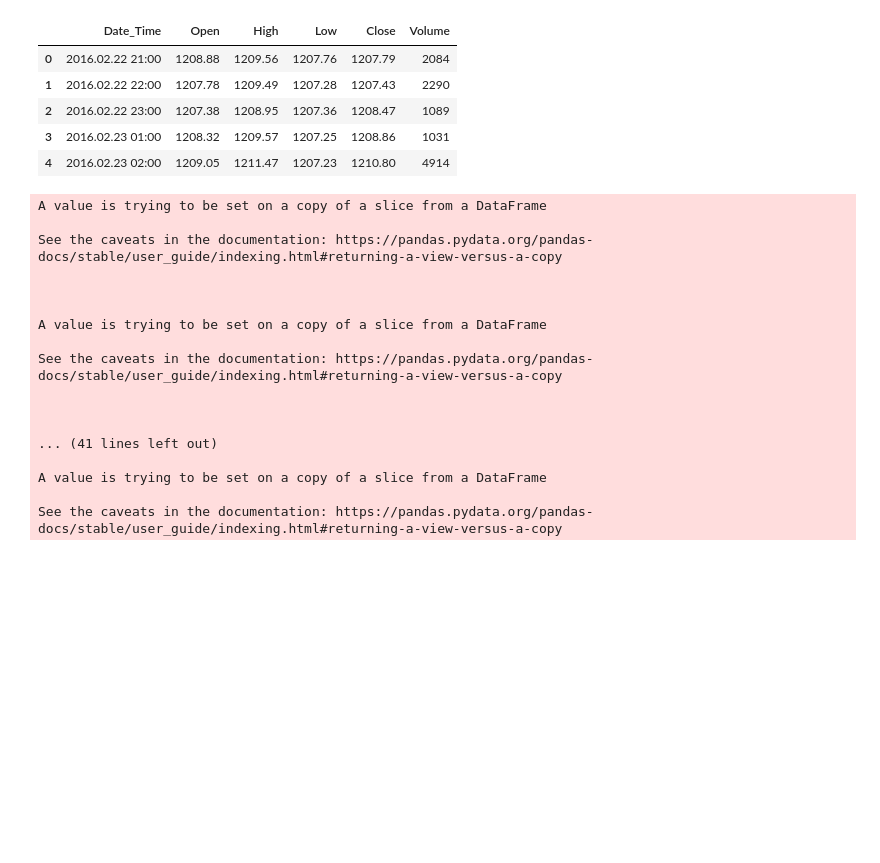
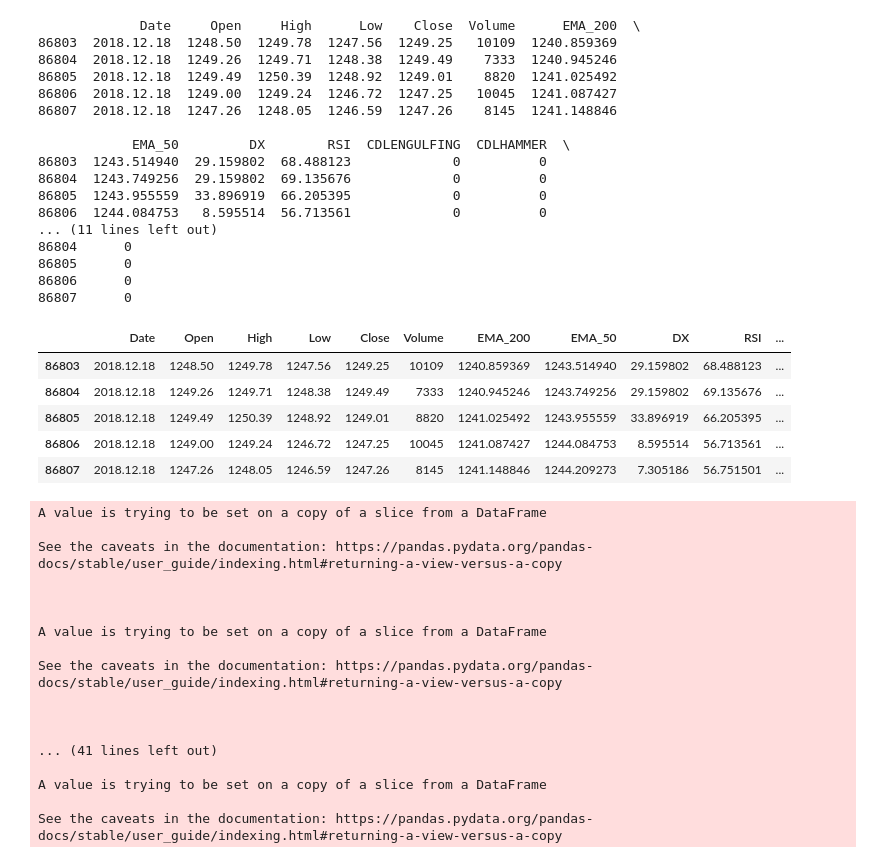
Before and after one commit to webclinic017/deep-rl-learning, a Jupyter notebook: notebook/super_trend.ipynb, the cells around one changed output. Saved outputs shown, nothing was run; the diff lists cells and outputs as text; code cells hidden in the pictures; blank space fills up the shorter version.

```diff
--- a/notebook/super_trend.ipynb
+++ b/notebook/super_trend.ipynb
@@ -37,3 +32,6 @@ os.listdir("../data")
 # %%
 # df = pd.read_csv("../data/XAUUSDH1.csv", parse_dates=[['Date', 'Time']])
-df = pd.read_csv("../data/XAUUSDH1.csv")
+df = pd.read_csv("../data/XAUUSD60.csv")
+df.tail()
+# df = df_raw[:61016]
+# df_test = df_raw[61016:]
@@ -40,18 +45,53 @@ df = pd.read_csv("../data/XAUUSDH1.csv")
-# %%
-# df = df[-500:].reset_index(drop=True)
-df.head()
-# %% [output]
-|  | Date_Time | Open | High | Low | Close | Volume |
-| 0 | 2016.02.22 21:00 | 1208.88 | 1209.56 | 1207.76 | 1207.79 | 2084 |
-| 1 | 2016.02.22 22:00 | 1207.78 | 1209.49 | 1207.28 | 1207.43 | 2290 |
-| 2 | 2016.02.22 23:00 | 1207.38 | 1208.95 | 1207.36 | 1208.47 | 1089 |
-| 3 | 2016.02.23 01:00 | 1208.32 | 1209.57 | 1207.25 | 1208.86 | 1031 |
-| 4 | 2016.02.23 02:00 | 1209.05 | 1211.47 | 1207.23 | 1210.80 | 4914 |
-# %%
-from talib import EMA
-df['EMA'] = talib.EMA(df.Close, timeperiod=200)
-df['DX'] = talib.DX(df.High, df.Low, df.Close, timeperiod=14)
-df['RSI'] = talib.RSI(df.Close, timeperiod=14)
+# %%
+from talib import EMA
+df['EMA_200'] = talib.EMA(df.Close, timeperiod=200)
+df['EMA_50'] = talib.EMA(df.Close, timeperiod=50)
+df['DX'] = talib.DX(df.High, df.Low, df.Close, timeperiod=14)
+df['RSI'] = talib.RSI(df.Close, timeperiod=14)
+
+# buy signal
+df['CDLENGULFING'] = talib.CDLENGULFING(df.Open, df.High, df.Low, df.Close)
+df['CDLHAMMER'] = talib.CDLHAMMER(df.Open, df.High, df.Low, df.Close)
+df['CDLMORNINGDOJISTAR'] = talib.CDLMORNINGDOJISTAR(df.Open, df.High, df.Low, df.Close)
+
+# sell signal
+df['CDLSHOOTINGSTAR'] = talib.CDLSHOOTINGSTAR(df.Open, df.High, df.Low, df.Close)
+df['CDLEVENINGSTAR'] = talib.CDLEVENINGSTAR(df.Open, df.High, df.Low, df.Close)
+df['CDLINVERTEDHAMMER'] = talib.CDLEVENINGSTAR(df.Open, df.High, df.Low, df.Close)
+
+# df = df.dropna()
+print(df.tail())
+conditions = [
+    (df['CDLENGULFING'] == 1) | (df['CDLHAMMER'] == 1) | (df['CDLMORNINGDOJISTAR'] == 1),
+    (df['CDLSHOOTINGSTAR'] == 1) | (df['CDLEVENINGSTAR'] == 1) | (df['CDLINVERTEDHAMMER'] == 1)
+    ]
+values = ['buy_signal', 'sell_signal']
+df['signal'] = np.select(conditions, values)
+df.tail()
+# %% [output]
+             Date     Open     High      Low    Close  Volume      EMA_200  \
+86803  2018.12.18  1248.50  1249.78  1247.56  1249.25   10109  1240.859369
+86804  2018.12.18  1249.26  1249.71  1248.38  1249.49    7333  1240.945246
+86805  2018.12.18  1249.49  1250.39  1248.92  1249.01    8820  1241.025492
+86806  2018.12.18  1249.00  1249.24  1246.72  1247.25   10045  1241.087427
+86807  2018.12.18  1247.26  1248.05  1246.59  1247.26    8145  1241.148846
+
+            EMA_50         DX        RSI  CDLENGULFING  CDLHAMMER  \
+86803  1243.514940  29.159802  68.488123             0          0
+86804  1243.749256  29.159802  69.135676             0          0
+86805  1243.955559  33.896919  66.205395             0          0
+86806  1244.084753   8.595514  56.713561             0          0
+... (11 lines left out)
+86804      0
+86805      0
+86806      0
+86807      0
+|  | Date | Open | High | Low | Close | Volume | EMA_200 | EMA_50 | DX | RSI | ... |
+| 86803 | 2018.12.18 | 1248.50 | 1249.78 | 1247.56 | 1249.25 | 10109 | 1240.859369 | 1243.514940 | 29.159802 | 68.488123 | ... |
+| 86804 | 2018.12.18 | 1249.26 | 1249.71 | 1248.38 | 1249.49 | 7333 | 1240.945246 | 1243.749256 | 29.159802 | 69.135676 | ... |
+| 86805 | 2018.12.18 | 1249.49 | 1250.39 | 1248.92 | 1249.01 | 8820 | 1241.025492 | 1243.955559 | 33.896919 | 66.205395 | ... |
+| 86806 | 2018.12.18 | 1249.00 | 1249.24 | 1246.72 | 1247.25 | 10045 | 1241.087427 | 1244.084753 | 8.595514 | 56.713561 | ... |
+| 86807 | 2018.12.18 | 1247.26 | 1248.05 | 1246.59 | 1247.26 | 8145 | 1241.148846 | 1244.209273 | 7.305186 | 56.751501 | ... |
 # %%
 #SuperTrend
 def ST(df,f,n): #df is the dataframe, n is the period, f is the factor; f=3, n=7 are commonly used.
```
Also changed, not shown: parts of 23 cells of this notebook, 4 other files.
